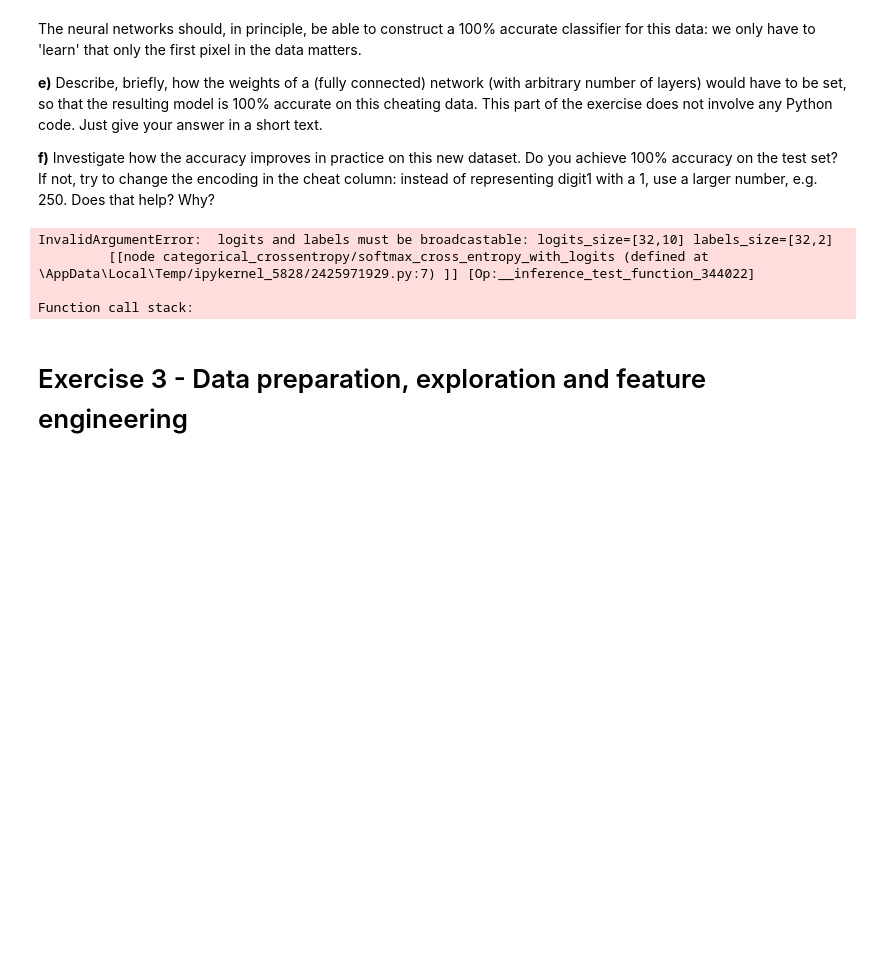
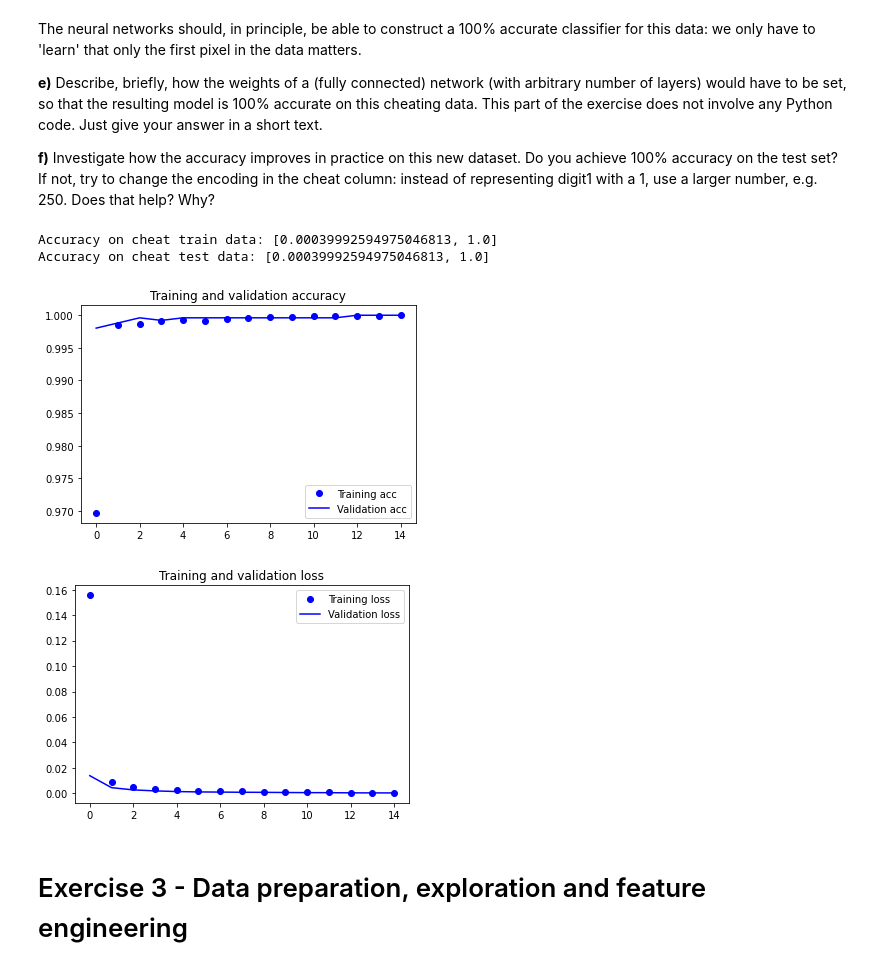
Before and after one commit to Mincoslav/MAL-Assignment, a Jupyter notebook: Assignment2.ipynb, the cells around one changed output. Drawn from its saved outputs; the diff is of its cells as text; code cells hidden in the pictures; blank space fills up the shorter version.

Commit message:
exercise 2 cheat

```diff
--- a/Assignment2.ipynb
+++ b/Assignment2.ipynb
@@ -965,14 +965,15 @@ We next investigate the capability of the neural networks to find a good model,
 #adding cheating information to the training data:
 cheatcol_train=np.array(y_bin_cheat_set) #making a copy of the original target array
 cheatcol_train[cheatcol_train==digit0]=0  #re-coding the two classes as 0s and 1s
-cheatcol_train[cheatcol_train==digit1]=1
+cheatcol_train[cheatcol_train==digit1]=255
 x_bin_cheat_train = np.copy(x_bin_cheat_set)
 x_bin_cheat_train[:,0,0] = cheatcol_train.reshape(len(cheatcol_train))
+
 
 #adding cheating information to the testing data:
 cheatcol_test=np.array(y_bin_cheat_set) #making a copy of the original target array
 cheatcol_test[cheatcol_test==digit0]=0  #re-coding the two classes as 0s and 1s
-cheatcol_test[cheatcol_test==digit1]=1
+cheatcol_test[cheatcol_test==digit1]=255
 x_bin_cheat_test = np.copy(x_bin_cheat_set)
 x_bin_cheat_test[:,0,0] = cheatcol_test.reshape(len(cheatcol_test))
 # %% [markdown]
@@ -981,21 +982,44 @@ The neural networks should, in principle, be able to construct a 100% accurate c
 **e)** Describe, briefly, how the weights of a (fully connected) network (with arbitrary number of layers) would have to be set, so that the resulting model is 100% accurate on this cheating data. This part of the exercise does not involve any Python code. Just give your answer in a short text.
 
 **f)** Investigate how the accuracy improves in practice on this new dataset. Do you achieve 100% accuracy on the test set? If not, try to change the encoding in the cheat column: instead of representing digit1 with a 1, use a larger number, e.g. 250. Does that help? Why?
-# %%
-# 4l (196)
-x_bin_cheat_flatten = np.reshape(x_bin_cheat_set, [-1, 784])
-x_bin_cheat_flatten = x_bin_cheat_flatten.astype('float32') /255
-
-y_bin_cheat_categorial = to_categorical(y_bin_cheat_set)
-
-print("Accuracy on cheat data: {}".format(connected_4l.evaluate(x_bin_cheat_flatten, y_bin_cheat_categorial, verbose = 0)))
-
-showStats(history)
-# %% [output]
-InvalidArgumentError:  logits and labels must be broadcastable: logits_size=[32,10] labels_size=[32,2]
-         [[node categorical_crossentropy/softmax_cross_entropy_with_logits (defined at \AppData\Local\Temp/ipykernel_5828/2425971929.py:7) ]] [Op:__inference_test_function_344022]
-
-Function call stack:
+# %%
+x_bin_cheat_flatten = np.reshape(x_bin_cheat_train, [-1, 784])
+x_bin_cheat_flatten = x_bin_cheat_flatten.astype('float32') /255
+
+x_bin_cheat_test_flatten = np.reshape(x_bin_cheat_test, [-1, 784])
+x_bin_cheat_test_flatten = x_bin_cheat_test_flatten.astype('float32') /255
+
+y_bin_cheat_categorial = to_categorical(y_bin_cheat_set)
+y_bin_cheat_test_categorial = to_categorical(y_bin_cheat_set)
+
+#4 layer fully connected (196 neurons)
+
+connected_cheat = Sequential()
+
+connected_cheat.add(Dense(units=196, activation='relu', input_dim=784))
+connected_cheat.add(Dense(units=89, activation='relu'))
+connected_cheat.add(Dense(units=49, activation='relu'))
+connected_cheat.add(Dense(units=32, activation='relu'))
+connected_cheat.add(Dense(units=16, activation='relu'))
+connected_cheat.add(Dense(units=2, activation='softmax'))
+
+sdg = optimizers.Adadelta(learning_rate=0.1)
+connected_cheat.compile(loss='categorical_crossentropy', optimizer=sdg, metrics=['accuracy'])
+
+t_cheat= time()
+history_cheat = connected_cheat.fit(x_bin_cheat_flatten, y_bin_cheat_categorial, validation_split = 0.2, epochs=15, batch_size=100, verbose=0)
+t_cheat = time() -t3
+
+
+print("Accuracy on cheat train data: {}".format(connected_cheat.evaluate(x_bin_cheat_flatten, y_bin_cheat_categorial, verbose = 0)))
+print("Accuracy on cheat test data: {}".format(connected_cheat.evaluate(x_bin_cheat_test_flatten, y_bin_cheat_test_categorial, verbose = 0)))
+
+showStats(history_cheat)
+# %% [output]
+Accuracy on cheat train data: [0.00039992594975046813, 1.0]
+Accuracy on cheat test data: [0.00039992594975046813, 1.0]
+[figure, added]
+[figure, added]
 # %% [markdown]
 # Exercise 3 - Data preparation, exploration and feature engineering
 # %% [markdown]
```
Also changed, not shown: parts of 4 cells of this notebook.
